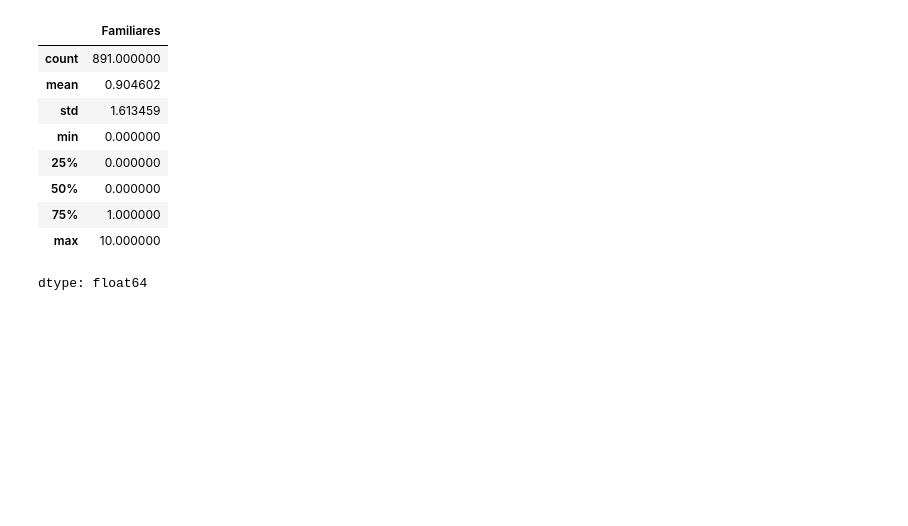
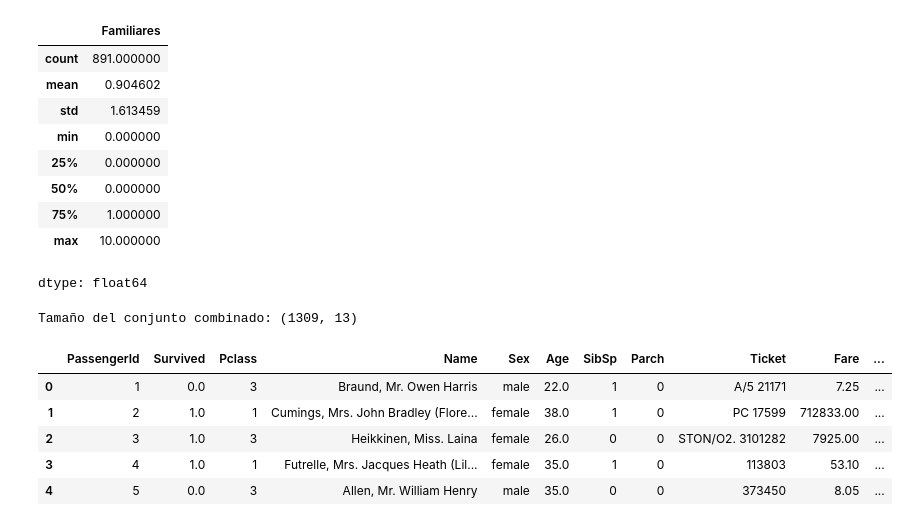
Before and after one commit to DD-06/taller-pandas-titanic-grupo-, a Jupyter notebook: notebooks/Proyecto_Programacion_2.ipynb, the cells around one changed output. Saved outputs shown, nothing was run; the diff lists cells and outputs as text; code cells hidden in the pictures; blank space fills up the shorter version.

Commit message:
Juntar verticalmente los dataframes train y test

```diff
--- a/notebooks/Proyecto_Programacion_2.ipynb
+++ b/notebooks/Proyecto_Programacion_2.ipynb
@@ -121,3 +122,24 @@ train["Familiares"].describe() #Esta variable muestra con cuantos familiares via
 | 75% | 1.000000 |
 | max | 10.000000 |
 dtype: float64
+# %%
+# Agregar columna 'source' para identificar el origen
+train["source"] = "train"
+test["source"] = "test"
+
+# Agregar columna Survived a test con valores vacíos
+test["Survived"] = np.nan
+
+# Unir verticalmente
+combined = pd.concat([train, test], axis=0, ignore_index=True)
+
+print("Tamaño del conjunto combinado:", combined.shape)
+display(combined.head())
+# %% [output]
+Tamaño del conjunto combinado: (1309, 13)
+|  | PassengerId | Survived | Pclass | Name | Sex | Age | SibSp | Parch | Ticket | Fare | ... |
+| 0 | 1 | 0.0 | 3 | Braund, Mr. Owen Harris | male | 22.0 | 1 | 0 | A/5 21171 | 7.25 | ... |
+| 1 | 2 | 1.0 | 1 | Cumings, Mrs. John Bradley (Flore... | female | 38.0 | 1 | 0 | PC 17599 | 712833.00 | ... |
+| 2 | 3 | 1.0 | 3 | Heikkinen, Miss. Laina | female | 26.0 | 0 | 0 | STON/O2. 3101282 | 7925.00 | ... |
+| 3 | 4 | 1.0 | 1 | Futrelle, Mrs. Jacques Heath (Lil... | female | 35.0 | 1 | 0 | 113803 | 53.10 | ... |
+| 4 | 5 | 0.0 | 3 | Allen, Mr. William Henry | male | 35.0 | 0 | 0 | 373450 | 8.05 | ... |
```
Also changed, not shown: parts of 1 cell of this notebook.
